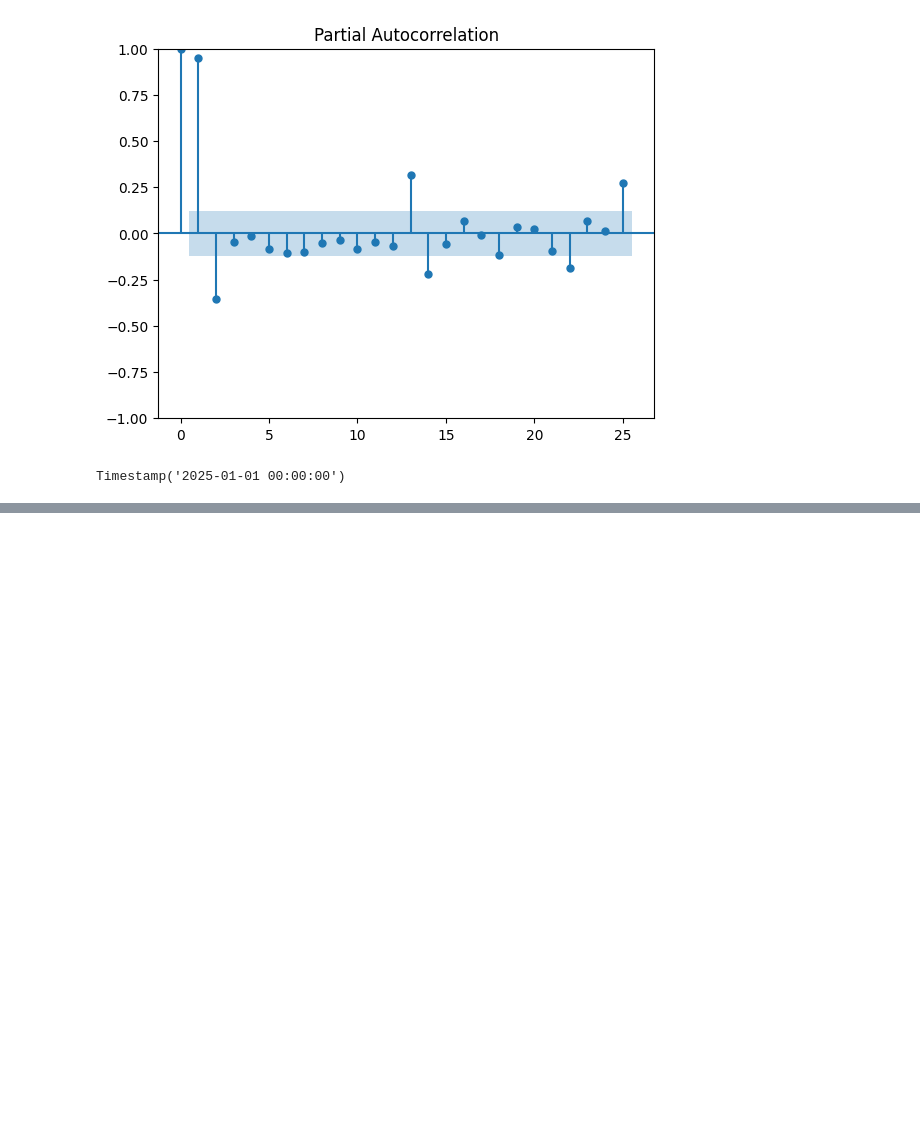
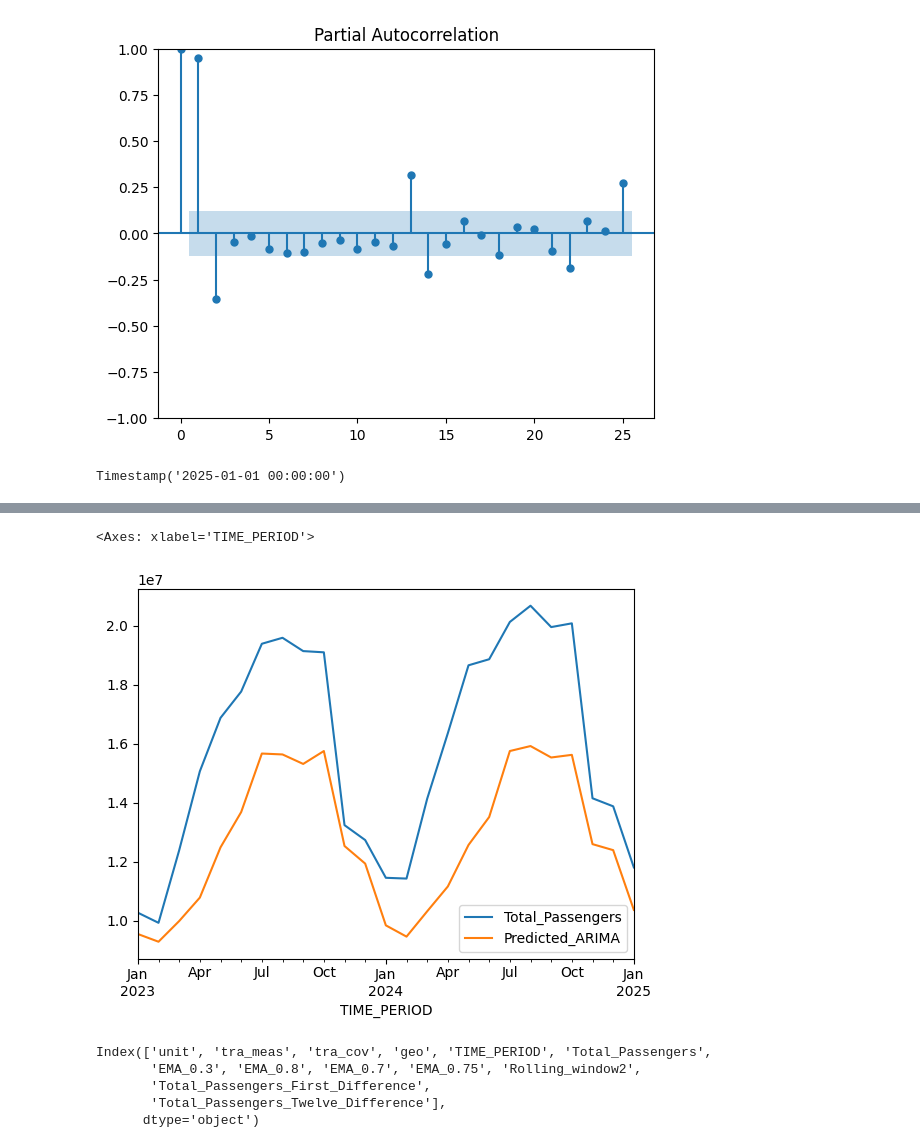
Before and after one commit to Hassan3924/Air-Passenger-Time-Series, a Jupyter notebook: airpassenger.ipynb, the cells around one changed output, grey strips where cells are left out. Cells and saved outputs as stored; diff of their text form; code cells hidden in the pictures; blank space fills up the shorter version.

```diff
--- a/airpassenger.ipynb
+++ b/airpassenger.ipynb
@@ -385,0 +422,5 @@ test_data = ob_cleaned[train_dataset_end + timedelta(days = 1): test_dataset_end
+# %%
+pred_start_date = test_data.index[0]
+pred_end_date = test_data.index[-1]
+print(pred_start_date)
+print(pred_end_date)
@@ -385,0 +430,3 @@ test_data = ob_cleaned[train_dataset_end + timedelta(days = 1): test_dataset_end
+# %%
+pred = model_ARIMA_fit.predict(start = pred_start_date, end = pred_end_date)
+residuals = test_data['Total_Passengers'] - pred
@@ -385,0 +446,5 @@ test_data = ob_cleaned[train_dataset_end + timedelta(days = 1): test_dataset_end
+# %%
+test_data[['Total_Passengers', 'Predicted_ARIMA']].plot()
+# %% [output]
+<Axes: xlabel='TIME_PERIOD'>
+[figure, added]
@@ -385,0 +453,8 @@ test_data = ob_cleaned[train_dataset_end + timedelta(days = 1): test_dataset_end
+# %%
+ob_cleaned.columns
+# %% [output]
+Index(['unit', 'tra_meas', 'tra_cov', 'geo', 'TIME_PERIOD', 'Total_Passengers',
+       'EMA_0.3', 'EMA_0.8', 'EMA_0.7', 'EMA_0.75', 'Rolling_window2',
+       'Total_Passengers_First_Difference',
+       'Total_Passengers_Twelve_Difference'],
+      dtype='object')
```
Also changed, not shown: parts of 18 cells of this notebook.
